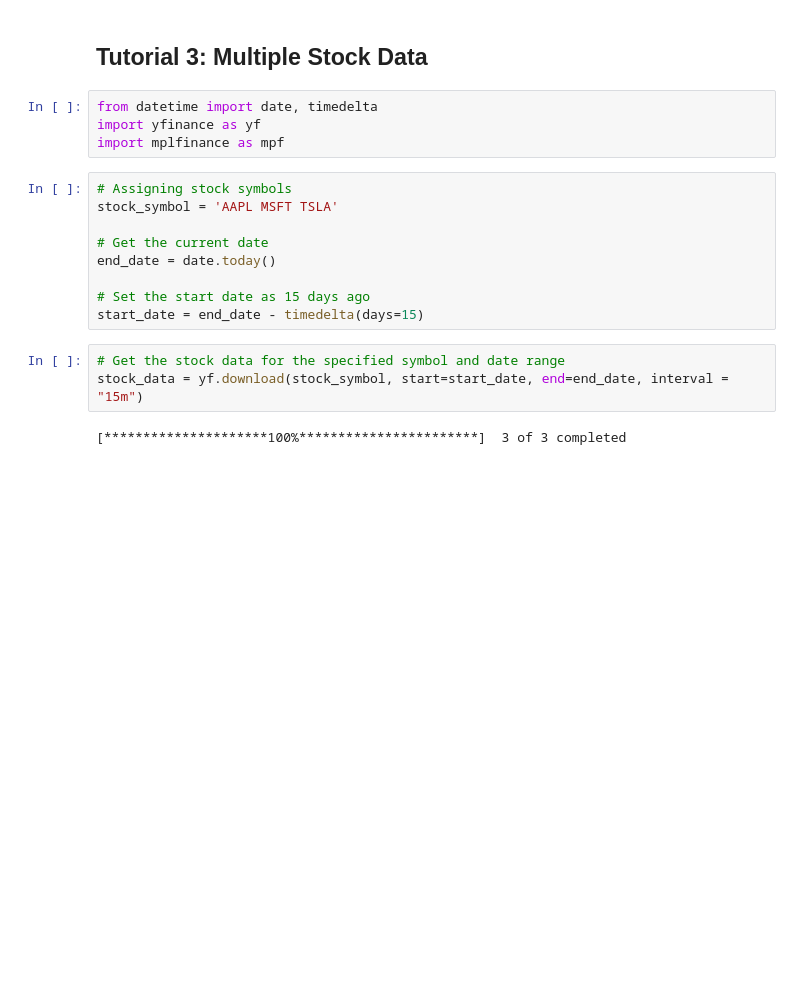
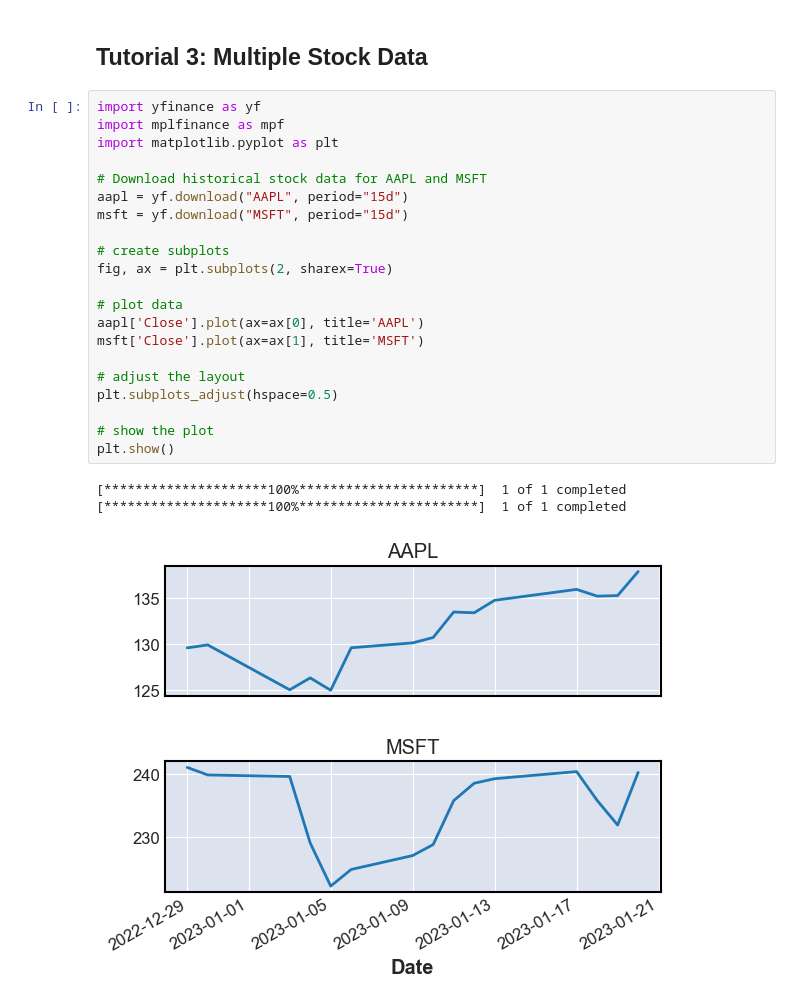
Before and after one commit to bilalonur/financial-visualization, a Jupyter notebook: finance-visualization.ipynb, the cells around one changed output. Saved outputs shown, nothing was run; the diff lists cells and outputs as text; blank space fills up the shorter version.

Commit message:
Update finance-visualization.ipynb
Raw version of tutorial 3

```diff
--- a/finance-visualization.ipynb
+++ b/finance-visualization.ipynb
@@ -341,21 +341,28 @@ Following code can be used for saving figure.
 mpf.plot(stock_data, type='ohlc', savefig=dict(fname='figs/mpfPlot.jpg',dpi=100,pad_inches=0.25), style='binance', panel_ratios=(1,1), volume=True, title='$'+stock_symbol+' Stock Price for Last 15 Days', ylabel='Price in USD', ylabel_lower='Volume')
 # %% [markdown]
 <h2>Tutorial 3: Multiple Stock Data</h2>
-# %%
-from datetime import date, timedelta
-import yfinance as yf
-import mplfinance as mpf
-# %%
-# Assigning stock symbols
-stock_symbol = 'AAPL MSFT TSLA'
-
-# Get the current date
-end_date = date.today()
-
-# Set the start date as 15 days ago
-start_date = end_date - timedelta(days=15)
-# %%
-# Get the stock data for the specified symbol and date range
-stock_data = yf.download(stock_symbol, start=start_date, end=end_date, interval = "15m")
-# %% [output]
-[*********************100%***********************]  3 of 3 completed
+# %%
+import yfinance as yf
+import mplfinance as mpf
+import matplotlib.pyplot as plt
+
+# Download historical stock data for AAPL and MSFT
+aapl = yf.download("AAPL", period="15d")
+msft = yf.download("MSFT", period="15d")
+
+# create subplots
+fig, ax = plt.subplots(2, sharex=True)
+
+# plot data
+aapl['Close'].plot(ax=ax[0], title='AAPL')
+msft['Close'].plot(ax=ax[1], title='MSFT')
+
+# adjust the layout
+plt.subplots_adjust(hspace=0.5)
+
+# show the plot
+plt.show()
+# %% [output]
+[*********************100%***********************]  1 of 1 completed
+[*********************100%***********************]  1 of 1 completed
+[figure, added]
```
Also changed, not shown: parts of 4 cells of this notebook.
